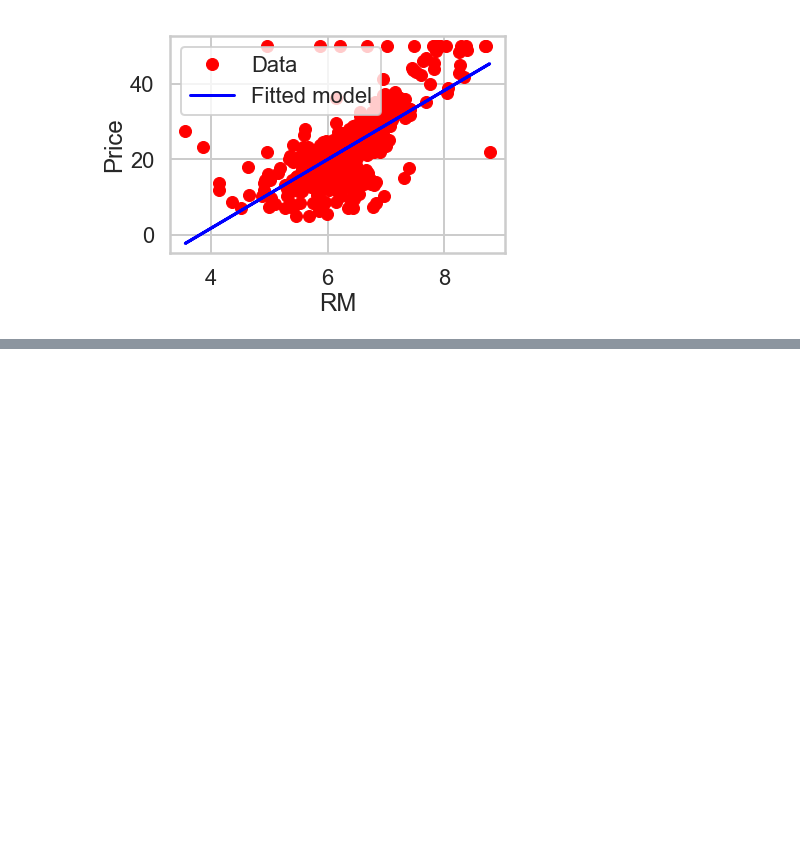
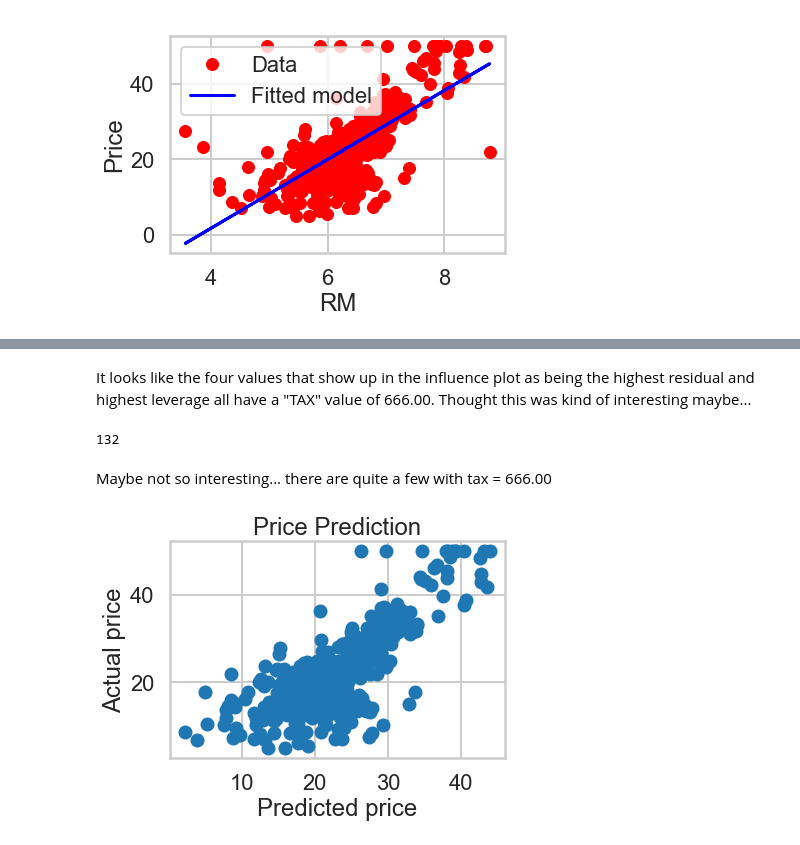
Before and after one commit to xandramichel/Springboard, a Jupyter notebook: MiniProjects/linear_regression/Mini_Project_Linear_Regression.ipynb, the cells around one changed output, grey strips where cells are left out. Cells and saved outputs as stored; diff of their text form; code cells hidden in the pictures; blank space fills up the shorter version.

```diff
--- a/MiniProjects/linear_regression/Mini_Project_Linear_Regression.ipynb
+++ b/MiniProjects/linear_regression/Mini_Project_Linear_Regression.ipynb
@@ -832,0 +938,20 @@ Text(0.5, 1.0, '')
+# %% [markdown]
+It looks like the four values that show up in the influence plot as being the highest residual and highest leverage all have a "TAX" value of 666.00. Thought this was kind of interesting maybe...
+# %%
+len(bos[bos.TAX==666.00000])
+# %% [output]
+132
+# %% [markdown]
+Maybe not so interesting... there are quite a few with tax = 666.00
+# %%
+bos_new = bos.drop([365, 364, 368, 367,374,406,372,371,257,225,262])
+# %%
+m_new = ols('PRICE ~ RM',bos_new).fit()
+# %%
+plt.scatter(m_new.fittedvalues, bos_new.PRICE)
+plt.title("Price Prediction")
+plt.xlabel("Predicted price")
+plt.ylabel("Actual price")
+plt.show()
+# %% [output]
+[figure, added]
```
Also changed, not shown: parts of 24 cells of this notebook.
